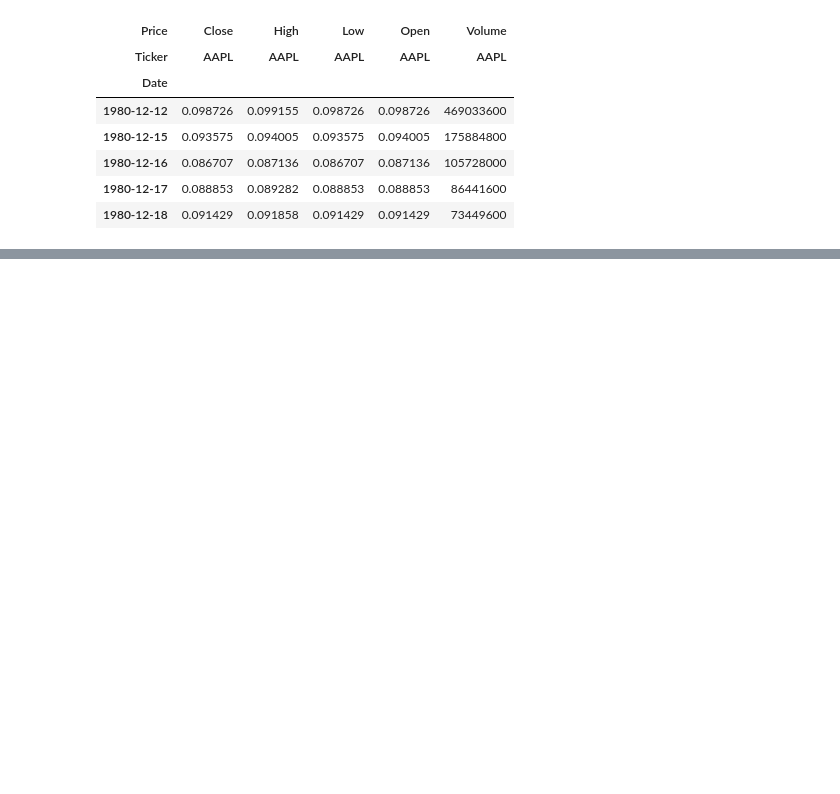
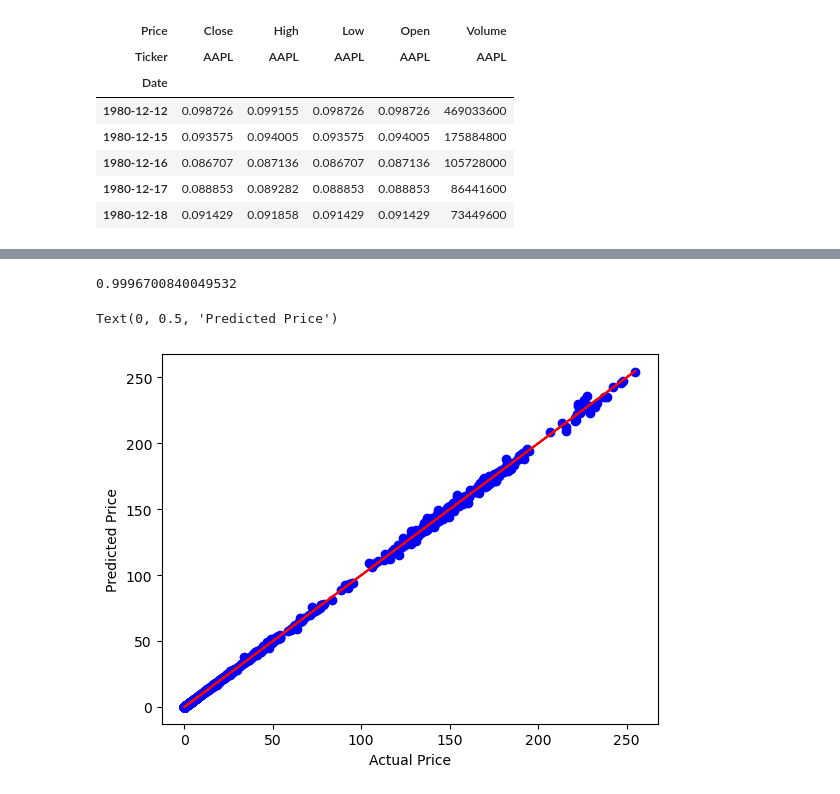
Before and after one commit to himanshunikam/Stock-Price-Predictor, a Jupyter notebook: main.ipynb, the cells around one changed output, grey strips where cells are left out. Cells and saved outputs as stored; diff of their text form; code cells hidden in the pictures; blank space fills up the shorter version.

Commit message:
Implemented Prediction Model and Buying Algortihm

```diff
--- a/main.ipynb
+++ b/main.ipynb
@@ -18,3 +21,7 @@ data.head()
 | 1980-12-16 | 0.086707 | 0.087136 | 0.086707 | 0.087136 | 105728000 |
 | 1980-12-17 | 0.088853 | 0.089282 | 0.088853 | 0.088853 | 86441600 |
 | 1980-12-18 | 0.091429 | 0.091858 | 0.091429 | 0.091429 | 73449600 |
+# %%
+columns = ['Close', 'High', 'Low', 'Open','Volume']
+data.columns = columns
+data
@@ -20,0 +43,24 @@ data.head()
+# %%
+data['MA_10'] = data['Close'].rolling(window=10).mean()
+data['MA_50'] = data['Close'].rolling(window=50).mean()
+data.dropna(inplace=True)
+# %%
+X = data[['Close', 'MA_10', 'MA_50']]
+y = data['Close'].shift(-1).dropna()
+X = X[:-1]
+X_train, X_test, y_train, y_test = train_test_split(X, y, test_size=0.2, random_state=0)
+# %%
+model = LinearRegression()
+model.fit(X_train, y_train)
+y_pred = model.predict(X_test)
+print(model.score(X_test, y_test))
+# %% [output]
+0.9996700840049532
+# %%
+plt.scatter(y_test, y_pred, color='blue')
+plt.plot(y_test, y_test, color='red')
+plt.xlabel("Actual Price")
+plt.ylabel("Predicted Price")
+# %% [output]
+Text(0, 0.5, 'Predicted Price')
+[figure, added]
```
Also changed, not shown: parts of 4 cells of this notebook.
